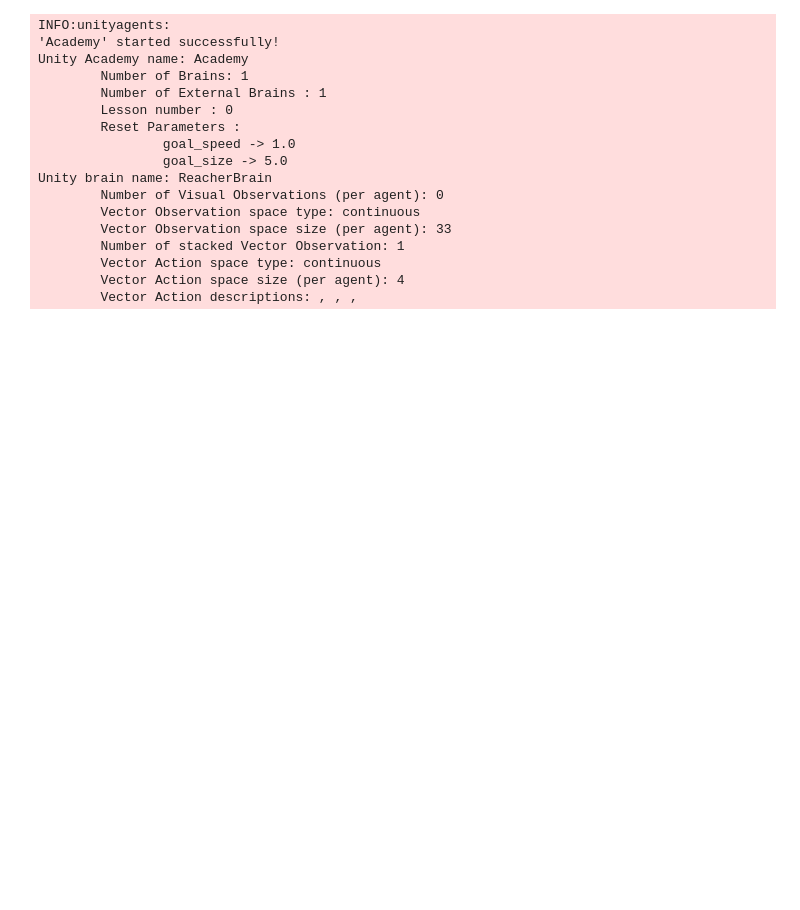
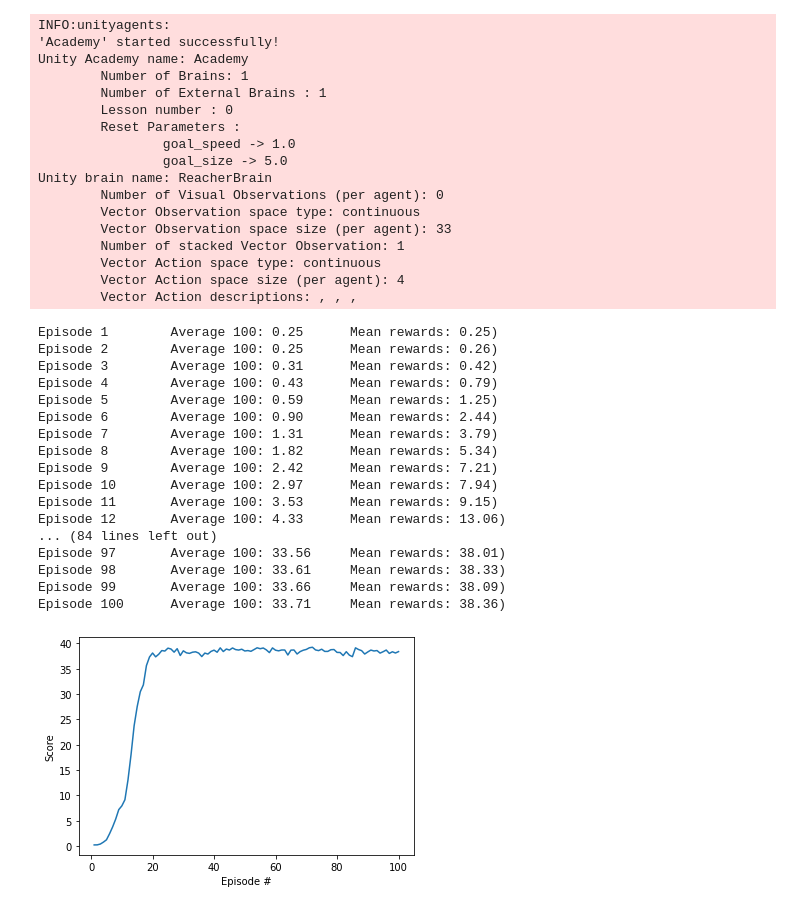
Before and after one commit to Teuling/Reacher, a Jupyter notebook: ReacherControl.ipynb, the cells around one changed output. Drawn from its saved outputs; the diff is of its cells as text; code cells hidden in the pictures; blank space fills up the shorter version.

```diff
--- a/ReacherControl.ipynb
+++ b/ReacherControl.ipynb
@@ -58,7 +58,8 @@ def ddpg(agent, n_episodes=120, max_t=1000, training_mode=True):
             next_states = env_info.vector_observations
             dones = env_info.local_done
 
-            agent.step(states, actions, rewards, next_states, dones) # send actions to the agent
+            if training_mode:
+                agent.step(states, actions, rewards, next_states, dones) # send actions to the agent
 
             scores += env_info.rewards                          # update the score (for each agent)
             states = next_states                                # roll over states to next time step
@@ -78,10 +79,29 @@ def ddpg(agent, n_episodes=120, max_t=1000, training_mode=True):
 # %%
 # normal replay buffer
 agent = Agent(state_size, action_size, None, False, 0)
-scores, score = ddpg(agent, 100)
+scores, score = ddpg(agent, 100, 1000, True)
 fig = plt.figure()
 ax = fig.add_subplot(111)
 plt.plot(np.arange(1, len(scores)+1), scores)
 plt.ylabel('Score')
 plt.xlabel('Episode #')
 plt.show()
+# %% [output]
+Episode 1        Average 100: 0.25      Mean rewards: 0.25)
+Episode 2        Average 100: 0.25      Mean rewards: 0.26)
+Episode 3        Average 100: 0.31      Mean rewards: 0.42)
+Episode 4        Average 100: 0.43      Mean rewards: 0.79)
+Episode 5        Average 100: 0.59      Mean rewards: 1.25)
+Episode 6        Average 100: 0.90      Mean rewards: 2.44)
+Episode 7        Average 100: 1.31      Mean rewards: 3.79)
+Episode 8        Average 100: 1.82      Mean rewards: 5.34)
+Episode 9        Average 100: 2.42      Mean rewards: 7.21)
+Episode 10       Average 100: 2.97      Mean rewards: 7.94)
+Episode 11       Average 100: 3.53      Mean rewards: 9.15)
+Episode 12       Average 100: 4.33      Mean rewards: 13.06)
+... (84 lines left out)
+Episode 97       Average 100: 33.56     Mean rewards: 38.01)
+Episode 98       Average 100: 33.61     Mean rewards: 38.33)
+Episode 99       Average 100: 33.66     Mean rewards: 38.09)
+Episode 100      Average 100: 33.71     Mean rewards: 38.36)
+[figure, added]
```
Also changed, not shown: parts of 4 cells of this notebook, 4 other files.
